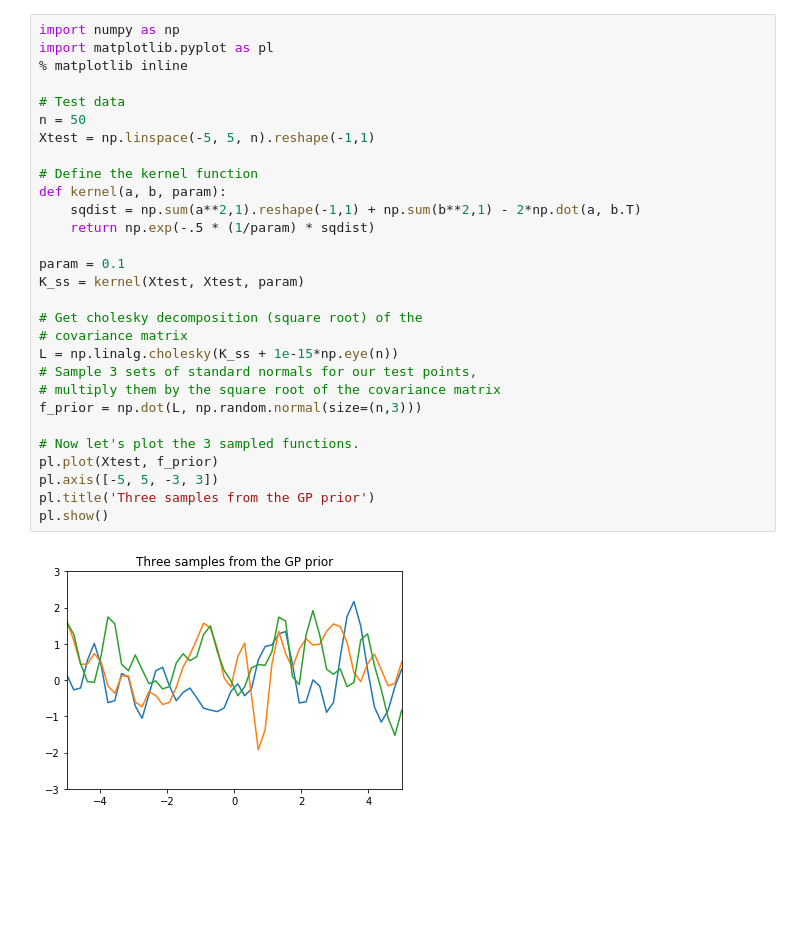
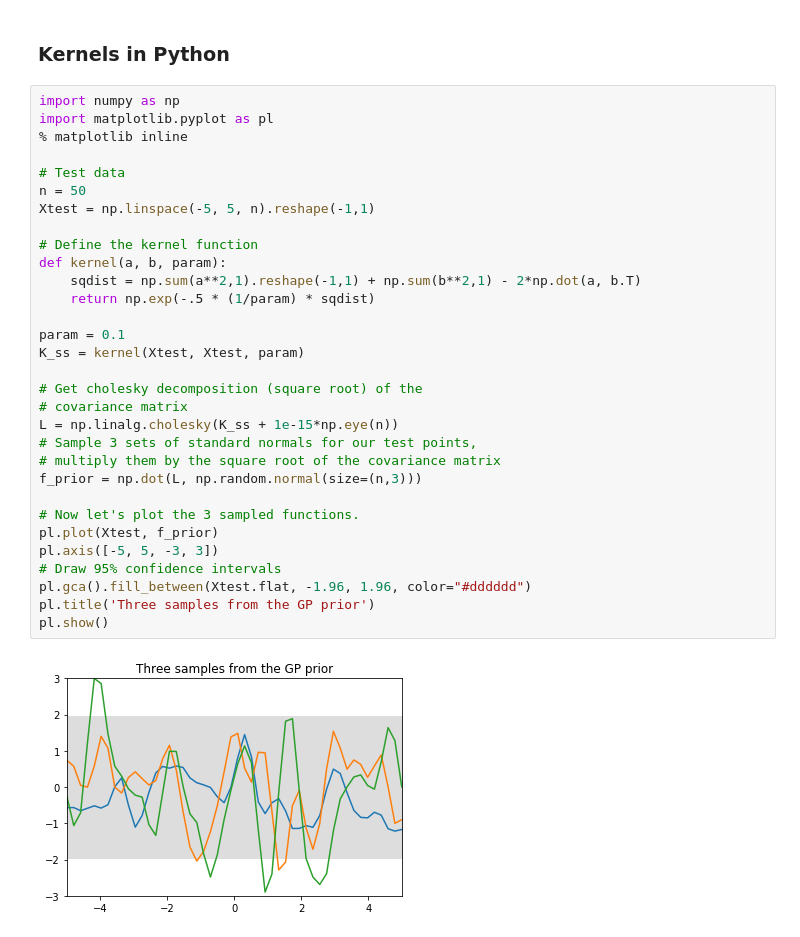
Before and after one commit to jackleekopij/Signal_processing, a Jupyter notebook: Gaussian Processes.ipynb, the cells around one changed output. Saved outputs shown, nothing was run; the diff lists cells and outputs as text; blank space fills up the shorter version.

```diff
--- a/Gaussian Processes.ipynb
+++ b/Gaussian Processes.ipynb
@@ -7,33 +101,37 @@ Gaussian processes are a probabilistic method resulting in different results eve
+# %% [markdown]
+### Kernels in Python
 # %%
 import numpy as np
 import matplotlib.pyplot as pl
 % matplotlib inline
 
 # Test data
 n = 50
 Xtest = np.linspace(-5, 5, n).reshape(-1,1)
 
 # Define the kernel function
 def kernel(a, b, param):
     sqdist = np.sum(a**2,1).reshape(-1,1) + np.sum(b**2,1) - 2*np.dot(a, b.T)
     return np.exp(-.5 * (1/param) * sqdist)
 
 param = 0.1
 K_ss = kernel(Xtest, Xtest, param)
 
 # Get cholesky decomposition (square root) of the
 # covariance matrix
 L = np.linalg.cholesky(K_ss + 1e-15*np.eye(n))
 # Sample 3 sets of standard normals for our test points,
 # multiply them by the square root of the covariance matrix
 f_prior = np.dot(L, np.random.normal(size=(n,3)))
 
 # Now let's plot the 3 sampled functions.
 pl.plot(Xtest, f_prior)
 pl.axis([-5, 5, -3, 3])
+# Draw 95% confidence intervals
+pl.gca().fill_between(Xtest.flat, -1.96, 1.96, color="#dddddd")
 pl.title('Three samples from the GP prior')
 pl.show()
 # %% [output]
-[figure, old version]
+[figure, new version]
 # %%
 # Noiseless training data
```
Also changed, not shown: parts of 3 cells of this notebook.
